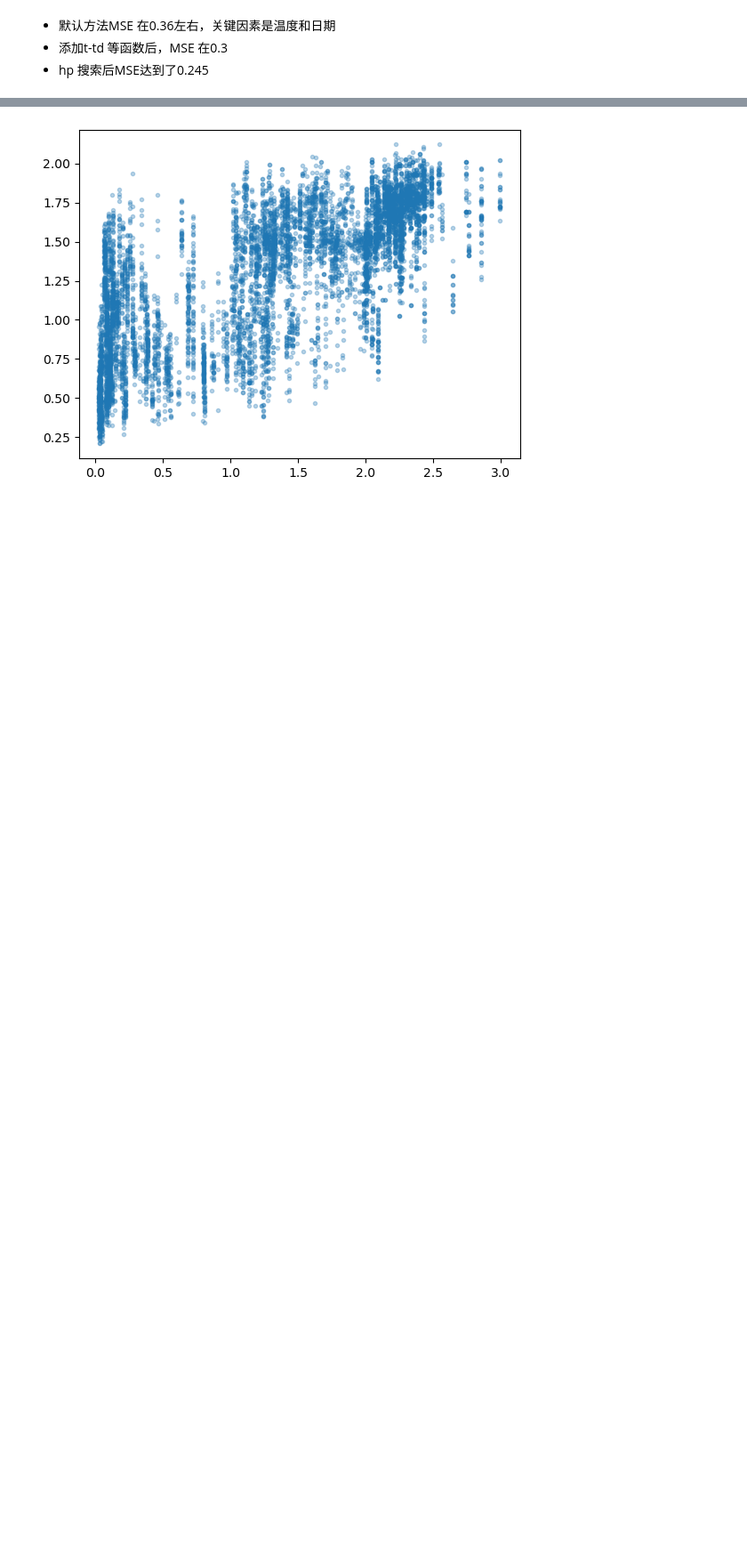
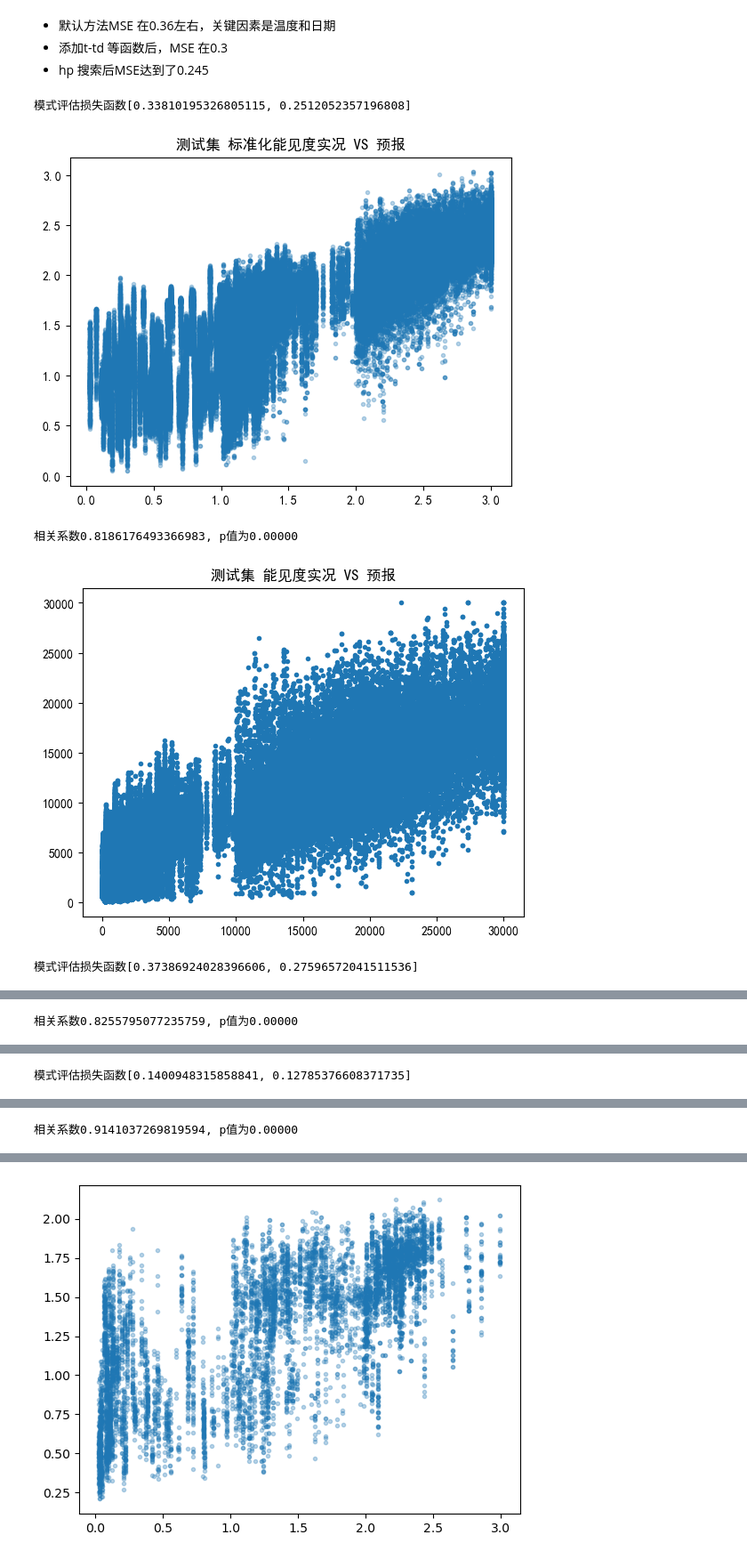
Before and after one commit to hanchyhill/python, a Jupyter notebook: seafog/src/tf2/sea_fog_reg_model_loss_customized_hp_all.ipynb, the cells around one changed output, grey strips where cells are left out. Shown at 89% size. Saved outputs shown, nothing was run; the diff lists cells and outputs as text; code cells hidden in the pictures; blank space fills up the shorter version.

```diff
--- a/seafog/src/tf2/sea_fog_reg_model_loss_customized_hp_all.ipynb
+++ b/seafog/src/tf2/sea_fog_reg_model_loss_customized_hp_all.ipynb
@@ -14,6 +14,9 @@ from scipy.stats import pearsonr
 from tensorflow import keras
 from tensorflow.keras import regularizers
 from sklearn.preprocessing import StandardScaler
+%matplotlib inline
+plt.rcParams['font.sans-serif'] = ['SimHei']
+plt.rcParams['axes.unicode_minus'] = False  # 用来正常显示负号
 
 print(tf.__version__)
 print(sys.version_info)
@@ -354,3 +367,27 @@ model.evaluate(test_x_scaled, test_y, verbose=0)
 * 默认方法MSE 在0.36左右，关键因素是温度和日期
 * 添加t-td 等函数后，MSE 在0.3
 * hp 搜索后MSE达到了0.245
+# %%
+def showPredictions(x, y, origin_vis, titlePrefix=''):
+    print(f'模式评估损失函数{model.evaluate(x, y, verbose=0)}')
+    predictions = model(x).numpy()
+    plt.scatter(y, predictions[:,0], marker='.',  alpha=0.3)
+    plt.title(f'{titlePrefix} 标准化能见度实况 VS 预报')
+    plt.show()
+    r,p = pearsonr(predictions[:,0],y)
+    print(f'相关系数{r}, p值为{p:.5f}')
+
+    plt.plot(origin_vis, np.vectorize(reverse_linear_vis)(predictions[:,0]) ,'.')
+    plt.title(f'{titlePrefix} 能见度实况 VS 预报')
+    plt.show()
+# %%
+showPredictions(test_x_scaled, test_y, df_test['station_vis'].values, '测试集')
+showPredictions(valid_test_x_scaled, valid_test_y, df_valid_test['station_vis'].values, '测试+验证集')
+showPredictions(train_x_scaled, train_y, df_train['station_vis'].values, '训练集')
+showPredictions(valid_x_scaled, valid_y, df_valid['station_vis'].values, '验证集')
+# %% [output]
+模式评估损失函数[0.33810195326805115, 0.2512052357196808]
+[figure, added]
+相关系数0.8186176493366983, p值为0.00000
+[figure, added]
+模式评估损失函数[0.37386924028396606, 0.27596572041511536]
@@ -356,0 +395 @@ model.evaluate(test_x_scaled, test_y, verbose=0)
+相关系数0.8255795077235759, p值为0.00000
@@ -356,0 +397 @@ model.evaluate(test_x_scaled, test_y, verbose=0)
+模式评估损失函数[0.1400948315858841, 0.12785376608371735]
@@ -356,0 +399 @@ model.evaluate(test_x_scaled, test_y, verbose=0)
+相关系数0.9141037269819594, p值为0.00000
```
Also changed, not shown: parts of 19 cells of this notebook, 8 other files.
